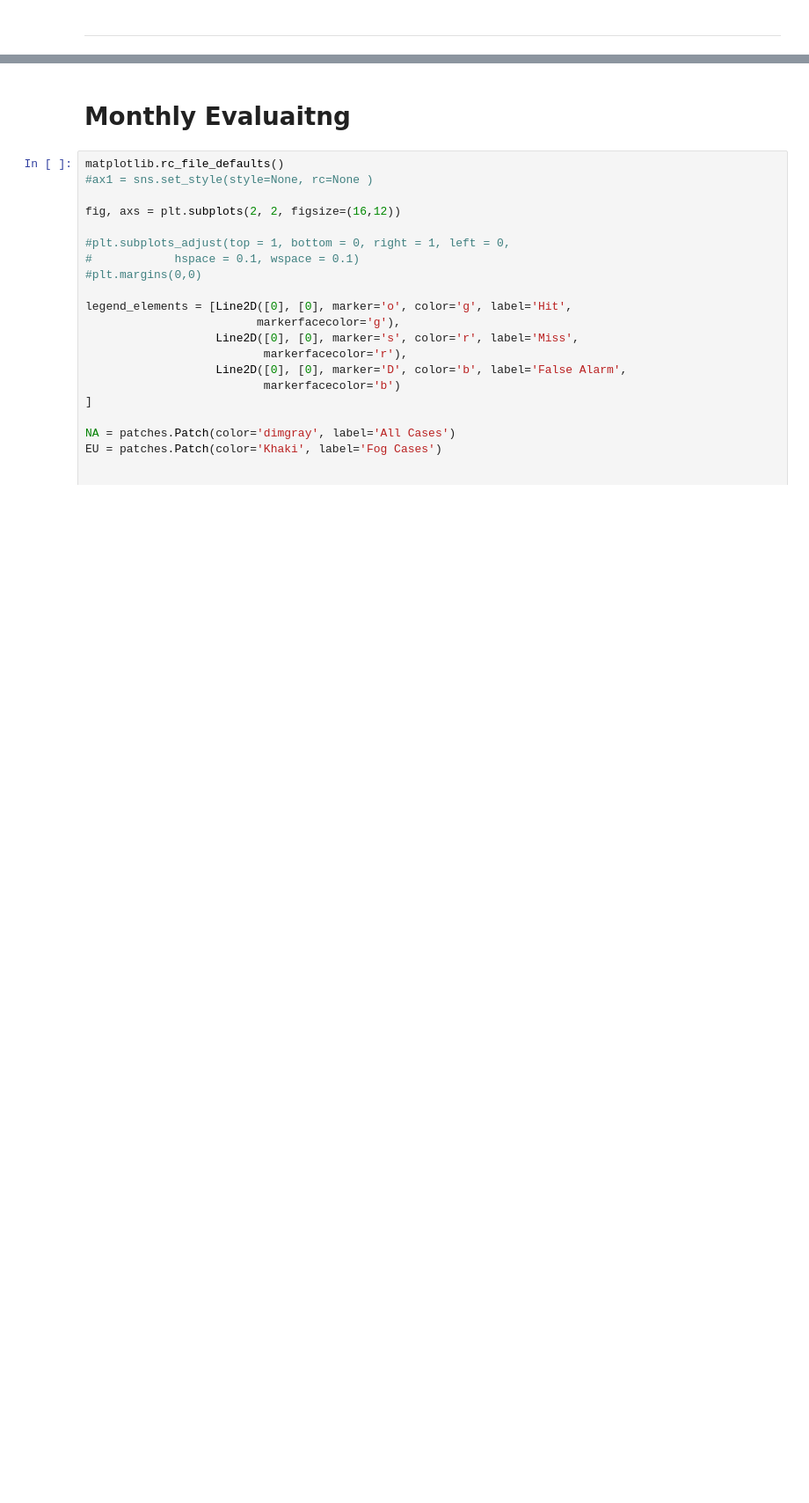
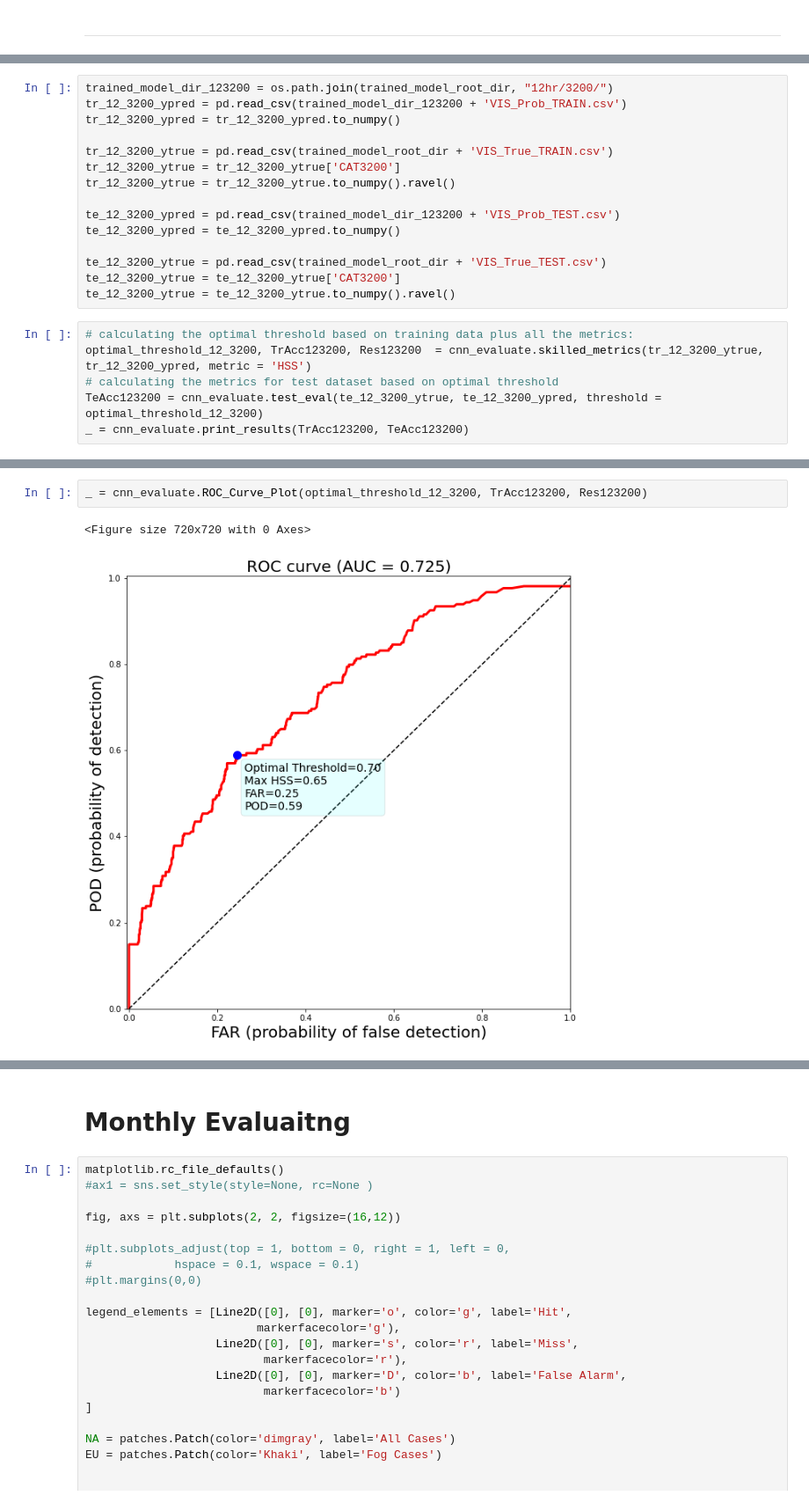
Before and after one commit to conrad-blucher-institute/FogNet, a Jupyter notebook: Evaluation/Evaluation.ipynb, the cells around one changed output, grey strips where cells are left out. Shown: that part at 88% size. Drawn from its saved outputs; the diff is of its cells as text; blank space fills up the shorter version.

```diff
--- a/Evaluation/Evaluation.ipynb
+++ b/Evaluation/Evaluation.ipynb
@@ -107,0 +210,21 @@ te_24_3200_ytrue = te_24_3200_ytrue.to_numpy().ravel()
+# %%
+trained_model_dir_123200 = os.path.join(trained_model_root_dir, "12hr/3200/")
+tr_12_3200_ypred = pd.read_csv(trained_model_dir_123200 + 'VIS_Prob_TRAIN.csv')
+tr_12_3200_ypred = tr_12_3200_ypred.to_numpy()
+
+tr_12_3200_ytrue = pd.read_csv(trained_model_root_dir + 'VIS_True_TRAIN.csv')
+tr_12_3200_ytrue = tr_12_3200_ytrue['CAT3200']
+tr_12_3200_ytrue = tr_12_3200_ytrue.to_numpy().ravel()
+
+te_12_3200_ypred = pd.read_csv(trained_model_dir_123200 + 'VIS_Prob_TEST.csv')
+te_12_3200_ypred = te_12_3200_ypred.to_numpy()
+
+te_12_3200_ytrue = pd.read_csv(trained_model_root_dir + 'VIS_True_TEST.csv')
+te_12_3200_ytrue = te_12_3200_ytrue['CAT3200']
+te_12_3200_ytrue = te_12_3200_ytrue.to_numpy().ravel()
+# %%
+# calculating the optimal threshold based on training data plus all the metrics:
+optimal_threshold_12_3200, TrAcc123200, Res123200  = cnn_evaluate.skilled_metrics(tr_12_3200_ytrue, tr_12_3200_ypred, metric = 'HSS')
+# calculating the metrics for test dataset based on optimal threshold
+TeAcc123200 = cnn_evaluate.test_eval(te_12_3200_ytrue, te_12_3200_ypred, threshold = optimal_threshold_12_3200)
+_ = cnn_evaluate.print_results(TrAcc123200, TeAcc123200)
@@ -107,0 +241,5 @@ te_24_3200_ytrue = te_24_3200_ytrue.to_numpy().ravel()
+# %%
+_ = cnn_evaluate.ROC_Curve_Plot(optimal_threshold_12_3200, TrAcc123200, Res123200)
+# %% [output]
+<Figure size 720x720 with 0 Axes>
+[figure, added]
```
Also changed, not shown: parts of 40 cells of this notebook, 17 other files.
